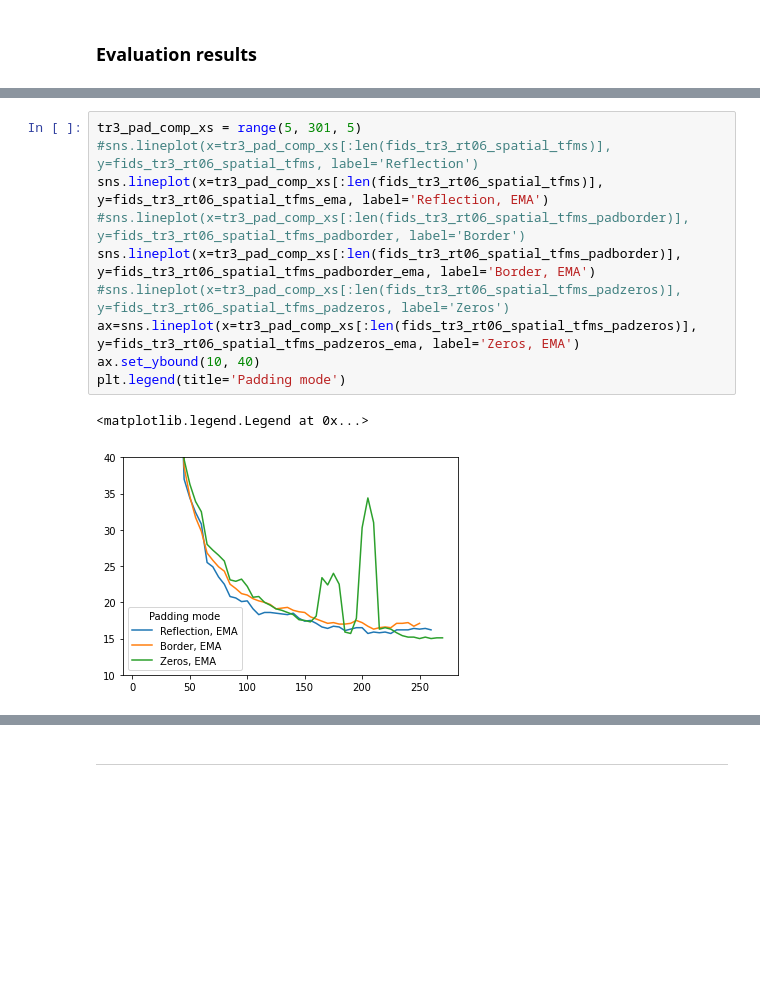
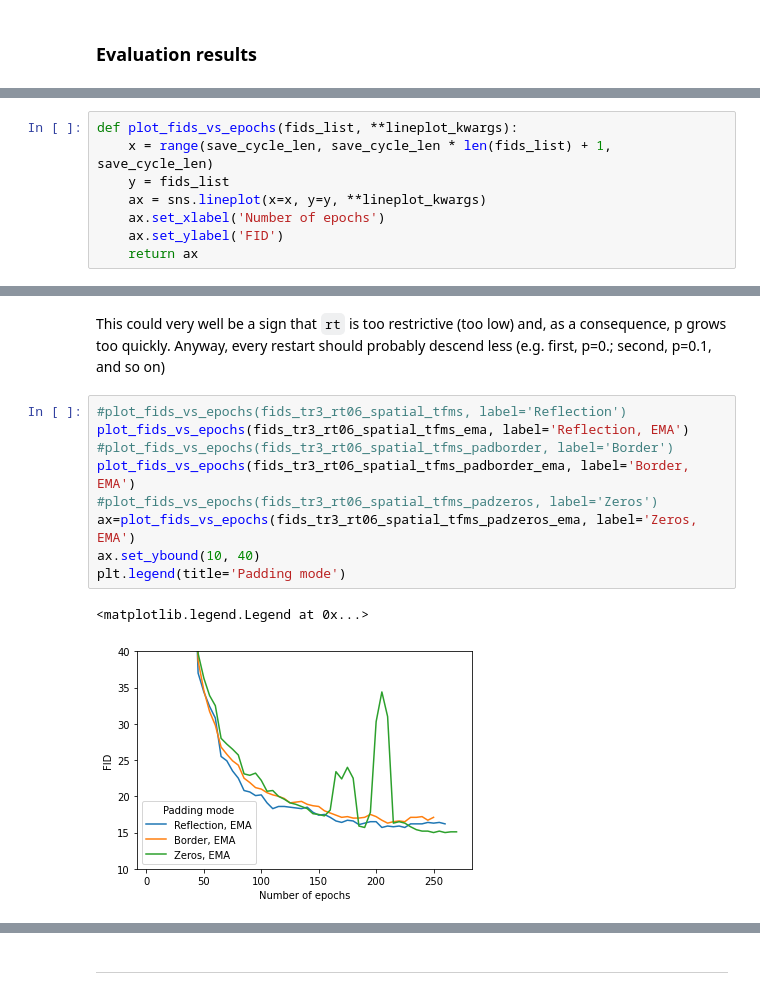
Before and after one commit to davidleonfdez/face2anime, a Jupyter notebook: notebooks/experiments/noise2anime-gan.ipynb, the cells around one changed output, grey strips where cells are left out. Drawn from its saved outputs; the diff is of its cells as text; blank space fills up the shorter version.

```diff
--- a/notebooks/experiments/noise2anime-gan.ipynb
+++ b/notebooks/experiments/noise2anime-gan.ipynb
@@ -753,0 +959,8 @@ fids_tr3_rt06_spatial_tfms_padzeros_ema = ([345.9, 336.1, 269.9, 222.2, 144.6, 1
+# %%
+def plot_fids_vs_epochs(fids_list, **lineplot_kwargs):
+    x = range(save_cycle_len, save_cycle_len * len(fids_list) + 1, save_cycle_len)
+    y = fids_list
+    ax = sns.lineplot(x=x, y=y, **lineplot_kwargs)
+    ax.set_xlabel('Number of epochs')
+    ax.set_ylabel('FID')
+    return ax
@@ -819,13 +1033,14 @@ plt.legend(title='Effect of `p` restarts')
+# %% [markdown]
+This could very well be a sign that `rt` is too restrictive (too low) and, as a consequence, p grows too quickly. Anyway, every restart should probably descend less (e.g. first, p=0.; second, p=0.1, and so on)
 # %%
-tr3_pad_comp_xs = range(5, 301, 5)
-#sns.lineplot(x=tr3_pad_comp_xs[:len(fids_tr3_rt06_spatial_tfms)], y=fids_tr3_rt06_spatial_tfms, label='Reflection')
-sns.lineplot(x=tr3_pad_comp_xs[:len(fids_tr3_rt06_spatial_tfms)], y=fids_tr3_rt06_spatial_tfms_ema, label='Reflection, EMA')
-#sns.lineplot(x=tr3_pad_comp_xs[:len(fids_tr3_rt06_spatial_tfms_padborder)], y=fids_tr3_rt06_spatial_tfms_padborder, label='Border')
-sns.lineplot(x=tr3_pad_comp_xs[:len(fids_tr3_rt06_spatial_tfms_padborder)], y=fids_tr3_rt06_spatial_tfms_padborder_ema, label='Border, EMA')
-#sns.lineplot(x=tr3_pad_comp_xs[:len(fids_tr3_rt06_spatial_tfms_padzeros)], y=fids_tr3_rt06_spatial_tfms_padzeros, label='Zeros')
-ax=sns.lineplot(x=tr3_pad_comp_xs[:len(fids_tr3_rt06_spatial_tfms_padzeros)], y=fids_tr3_rt06_spatial_tfms_padzeros_ema, label='Zeros, EMA')
+#plot_fids_vs_epochs(fids_tr3_rt06_spatial_tfms, label='Reflection')
+plot_fids_vs_epochs(fids_tr3_rt06_spatial_tfms_ema, label='Reflection, EMA')
+#plot_fids_vs_epochs(fids_tr3_rt06_spatial_tfms_padborder, label='Border')
+plot_fids_vs_epochs(fids_tr3_rt06_spatial_tfms_padborder_ema, label='Border, EMA')
+#plot_fids_vs_epochs(fids_tr3_rt06_spatial_tfms_padzeros, label='Zeros')
+ax=plot_fids_vs_epochs(fids_tr3_rt06_spatial_tfms_padzeros_ema, label='Zeros, EMA')
 ax.set_ybound(10, 40)
 plt.legend(title='Padding mode')
 # %% [output]
 <matplotlib.legend.Legend at 0x...>
-[figure, old version]
+[figure, new version]
```
Also changed, not shown: parts of 59 cells of this notebook.
